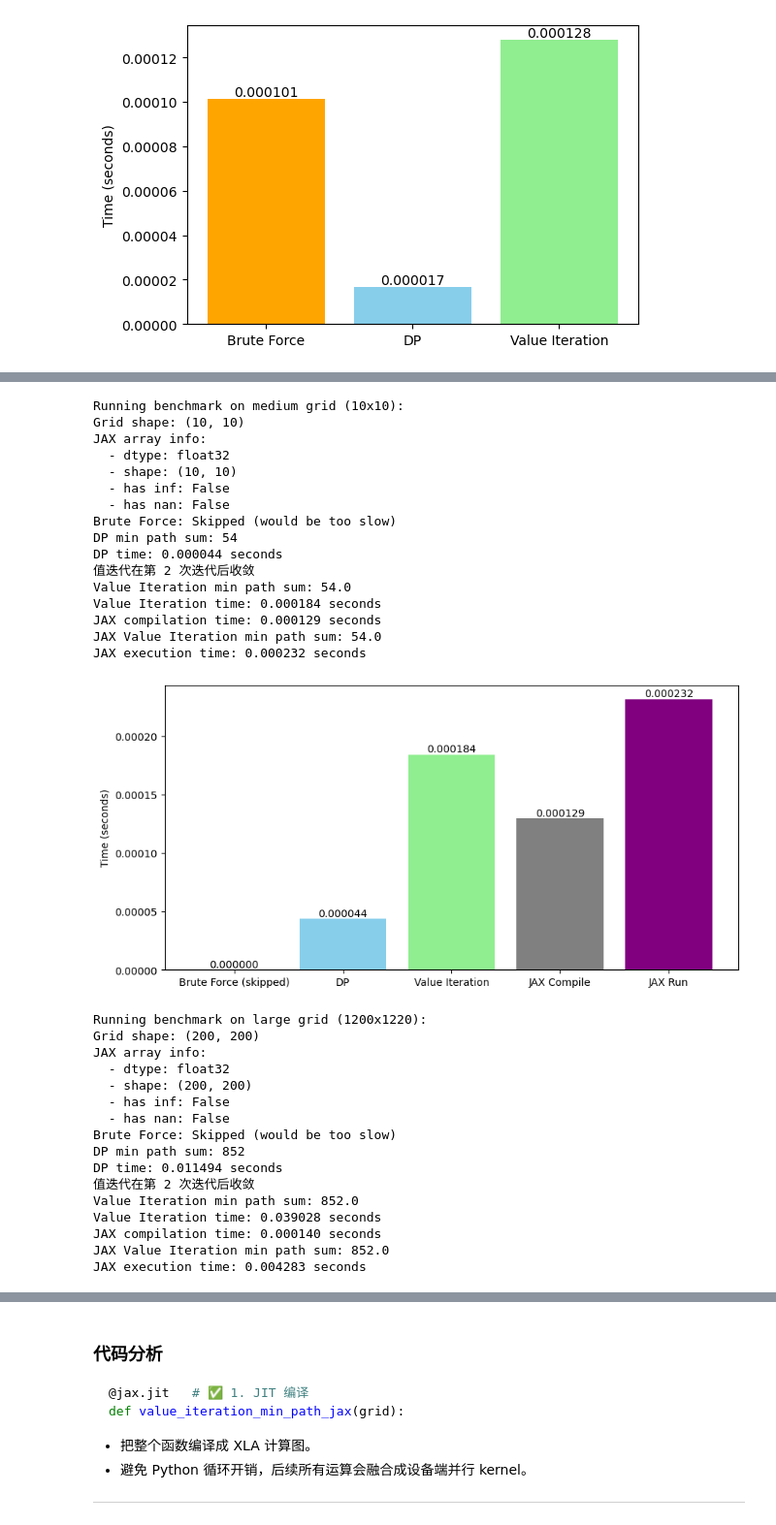
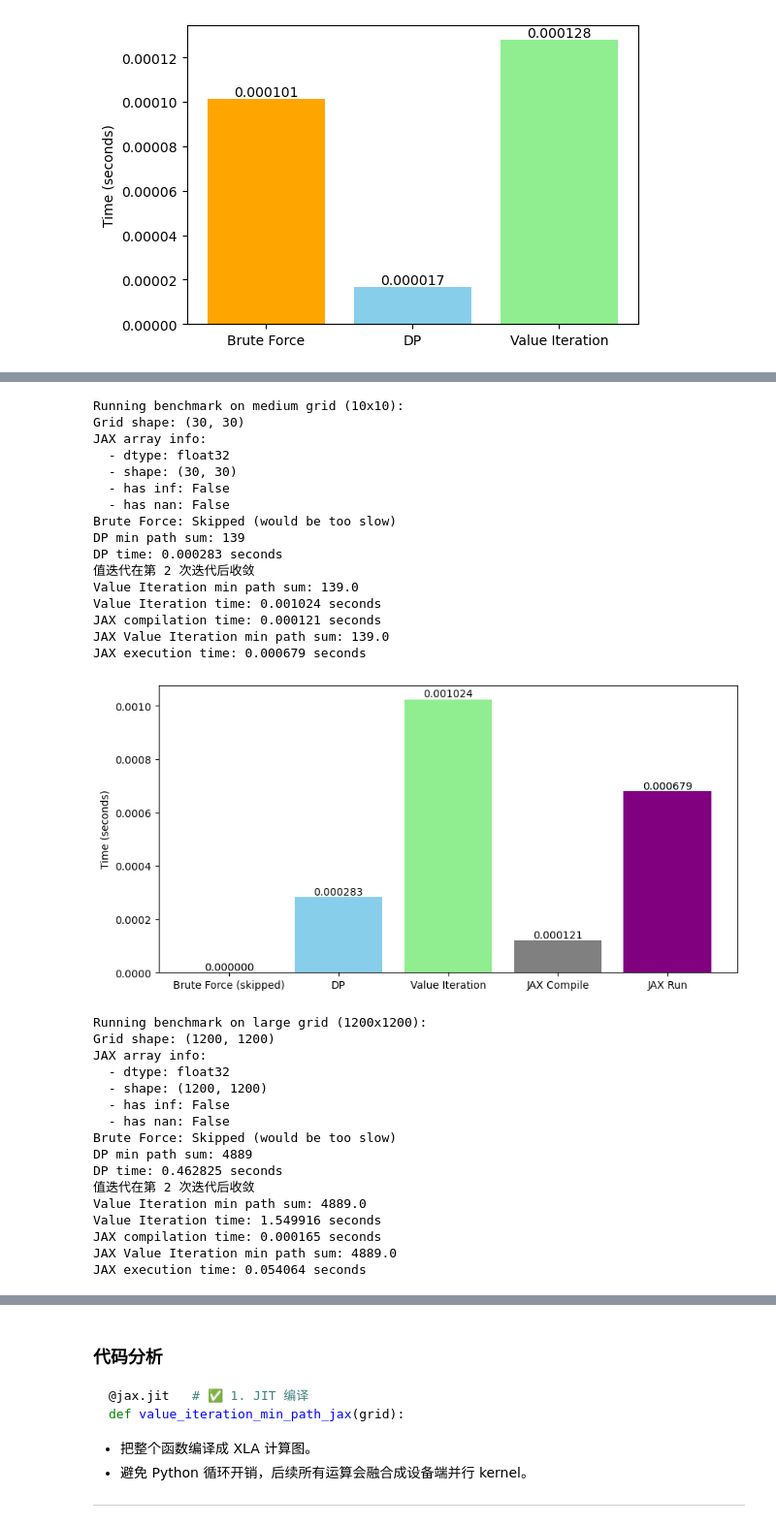
Before and after one commit to edyou25/gtmp, a Jupyter notebook: examples/dp.ipynb, the cells around one changed output, grey strips where cells are left out. Shown: that part at 97% size. Saved outputs shown, nothing was run; the diff lists cells and outputs as text; code cells hidden in the pictures.

```diff
--- a/examples/dp.ipynb
+++ b/examples/dp.ipynb
@@ -358,13 +358,13 @@ if __name__ == "__main__":
     benchmark(small_grid, run_brute_force=True)
 
     # Medium grid example
-    medium_grid = np.random.randint(0, 10, size=(10, 10))
+    medium_grid = np.random.randint(0, 10, size=(30, 30))
     print("\nRunning benchmark on medium grid (10x10):")
     benchmark(medium_grid, run_brute_force=False)
 
     # Large grid example
-    large_grid = np.random.randint(0, 10, size=(200, 200))
-    print("\nRunning benchmark on large grid (1200x1220):")
+    large_grid = np.random.randint(0, 10, size=(1200, 1200))
+    print("\nRunning benchmark on large grid (1200x1200):")
     benchmark(large_grid, run_brute_force=False)
 # %% [output]
 Running benchmark on small grid (4x4):
@@ -388,33 +388,33 @@ JAX execution time: 0.000180 seconds
 Running benchmark on medium grid (10x10):
-Grid shape: (10, 10)
+Grid shape: (30, 30)
 JAX array info:
   - dtype: float32
-  - shape: (10, 10)
+  - shape: (30, 30)
   - has inf: False
   - has nan: False
 Brute Force: Skipped (would be too slow)
-DP min path sum: 54
-DP time: 0.000044 seconds
+DP min path sum: 139
+DP time: 0.000283 seconds
 值迭代在第 2 次迭代后收敛
-Value Iteration min path sum: 54.0
-Value Iteration time: 0.000184 seconds
-JAX compilation time: 0.000129 seconds
-JAX Value Iteration min path sum: 54.0
-JAX execution time: 0.000232 seconds
+Value Iteration min path sum: 139.0
+Value Iteration time: 0.001024 seconds
+JAX compilation time: 0.000121 seconds
+JAX Value Iteration min path sum: 139.0
+JAX execution time: 0.000679 seconds
-[figure, old version]
+[figure, new version]
-Running benchmark on large grid (1200x1220):
-Grid shape: (200, 200)
+Running benchmark on large grid (1200x1200):
+Grid shape: (1200, 1200)
 JAX array info:
   - dtype: float32
-  - shape: (200, 200)
+  - shape: (1200, 1200)
   - has inf: False
   - has nan: False
 Brute Force: Skipped (would be too slow)
-DP min path sum: 852
-DP time: 0.011494 seconds
+DP min path sum: 4889
+DP time: 0.462825 seconds
 值迭代在第 2 次迭代后收敛
-Value Iteration min path sum: 852.0
-Value Iteration time: 0.039028 seconds
-JAX compilation time: 0.000140 seconds
-JAX Value Iteration min path sum: 852.0
-JAX execution time: 0.004283 seconds
+Value Iteration min path sum: 4889.0
+Value Iteration time: 1.549916 seconds
+JAX compilation time: 0.000165 seconds
+JAX Value Iteration min path sum: 4889.0
+JAX execution time: 0.054064 seconds
```
Also changed, not shown: parts of 1 cell of this notebook.
